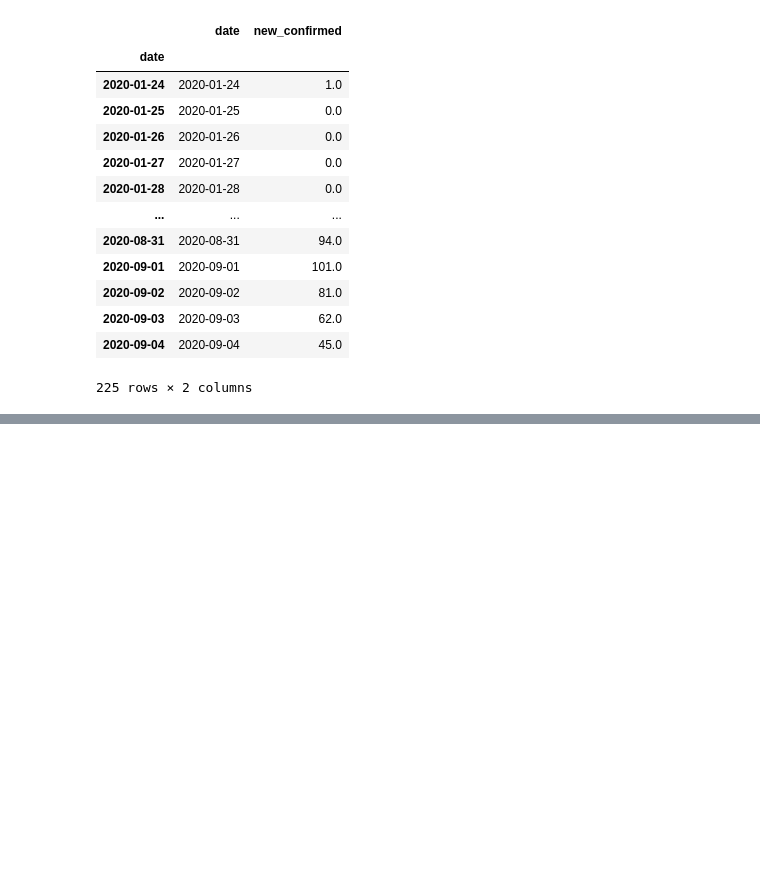
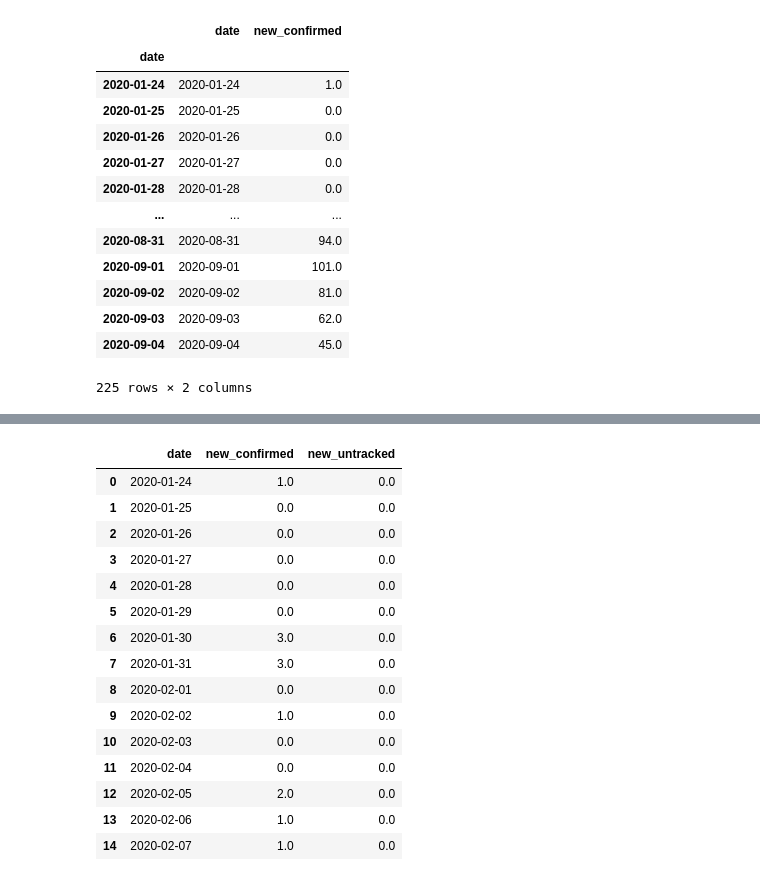
Before and after one commit to snoop2head/covid19_unknown_spread, a Jupyter notebook: forecast.ipynb, the cells around one changed output, grey strips where cells are left out. Saved outputs shown, nothing was run; the diff lists cells and outputs as text; code cells hidden in the pictures; blank space fills up the shorter version.

```diff
--- a/forecast.ipynb
+++ b/forecast.ipynb
@@ -293,0 +265,4 @@ df_predict.to_csv("dataset_predict/df_predict.csv", index=False)
+# %%
+df_untracked_temp = df_untracked.groupby(by=["확진일"]).size()
+df_untracked_temp = df_untracked_temp.rename_axis('date').reset_index(name='new_untracked')
+df_untracked_temp
@@ -293,0 +283,23 @@ df_predict.to_csv("dataset_predict/df_predict.csv", index=False)
+# %%
+df_untracked_no = df_untracked_temp
+# %%
+df_merged = pd.merge(df_predict, df_untracked_no, how="left", on="date")
+df_merged = df_merged.fillna(0)
+df_merged.head(15)
+# %% [output]
+|  | date | new_confirmed | new_untracked |
+| 0 | 2020-01-24 | 1.0 | 0.0 |
+| 1 | 2020-01-25 | 0.0 | 0.0 |
+| 2 | 2020-01-26 | 0.0 | 0.0 |
+| 3 | 2020-01-27 | 0.0 | 0.0 |
+| 4 | 2020-01-28 | 0.0 | 0.0 |
+| 5 | 2020-01-29 | 0.0 | 0.0 |
+| 6 | 2020-01-30 | 3.0 | 0.0 |
+| 7 | 2020-01-31 | 3.0 | 0.0 |
+| 8 | 2020-02-01 | 0.0 | 0.0 |
+| 9 | 2020-02-02 | 1.0 | 0.0 |
+| 10 | 2020-02-03 | 0.0 | 0.0 |
+| 11 | 2020-02-04 | 0.0 | 0.0 |
+| 12 | 2020-02-05 | 2.0 | 0.0 |
+| 13 | 2020-02-06 | 1.0 | 0.0 |
+| 14 | 2020-02-07 | 1.0 | 0.0 |
```
Also changed, not shown: parts of 17 cells of this notebook, 2 other files.
